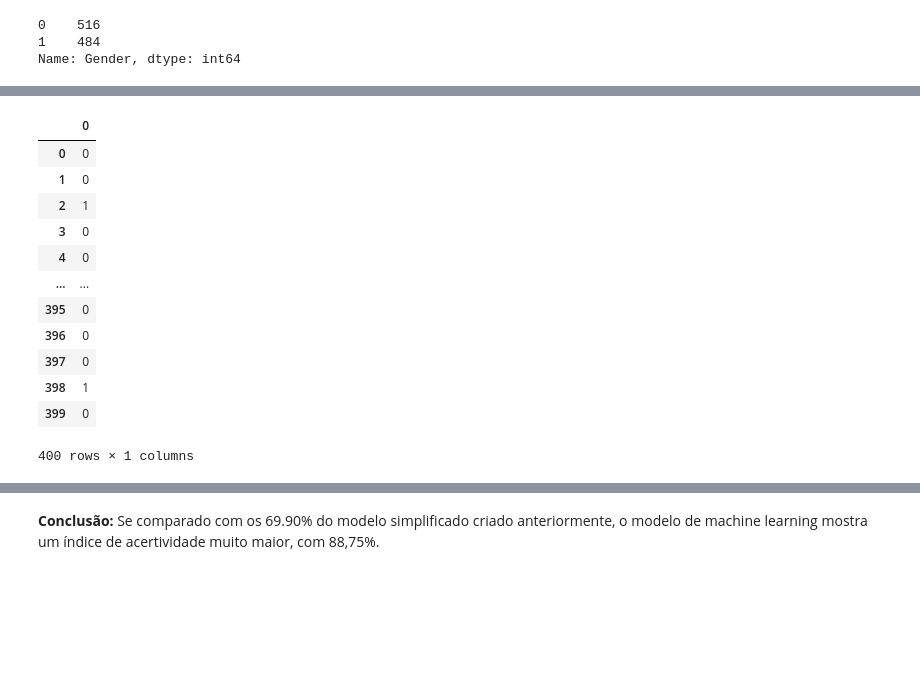
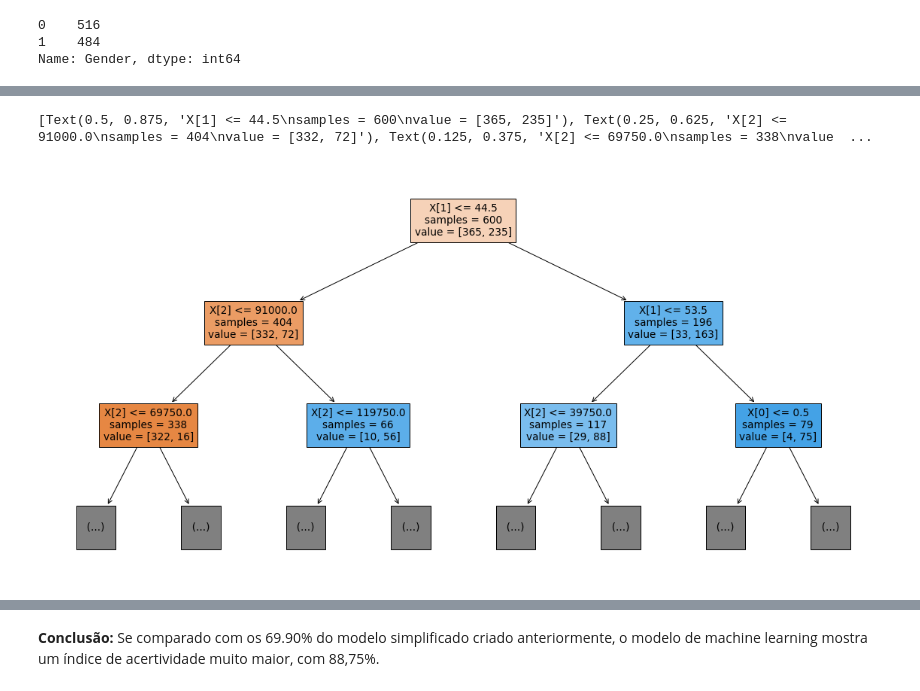
Before and after one commit to filipecarbonera/Cars_Purchase_Decision, a Jupyter notebook: car_purchase_decision_notebook.ipynb, the cells around one changed output, grey strips where cells are left out. Cells and saved outputs as stored; diff of their text form; code cells hidden in the pictures; blank space fills up the shorter version.

```diff
--- a/car_purchase_decision_notebook.ipynb
+++ b/car_purchase_decision_notebook.ipynb
@@ -249,20 +251,12 @@ array([0, 0, 1, 0, 0, 0, 1, 0, 1, 0, 0, 0, 1, 1, 0, 0, 1, 0, 1, 0, 1, 0,
+# %%
+plt.figure(figsize=(20,10))
+a = skl.tree.plot_tree(fit, max_depth=2, impurity=False, filled=True)
+print(a)
+# %% [output]
+[Text(0.5, 0.875, 'X[1] <= 44.5\nsamples = 600\nvalue = [365, 235]'), Text(0.25, 0.625, 'X[2] <= 91000.0\nsamples = 404\nvalue = [332, 72]'), Text(0.125, 0.375, 'X[2] <= 69750.0\nsamples = 338\nvalue  ...
+[figure, added]
 # %%
 s_result = pd.DataFrame(result)
-s_result
-# %% [output]
-|  | 0 |
-| 0 | 0 |
-| 1 | 0 |
-| 2 | 1 |
-| 3 | 0 |
-| 4 | 0 |
-| ... | ... |
-| 395 | 0 |
-| 396 | 0 |
-| 397 | 0 |
-| 398 | 1 |
-| 399 | 0 |
-400 rows × 1 columns
 # %%
 compare = s_result.reset_index(drop=True).merge(y_test.reset_index(drop=True), left_index=True, right_index=True)
 compare['validacao'] = np.where(compare['Purchased'] == compare[0],1,0)
```
Also changed, not shown: parts of 3 cells of this notebook.
